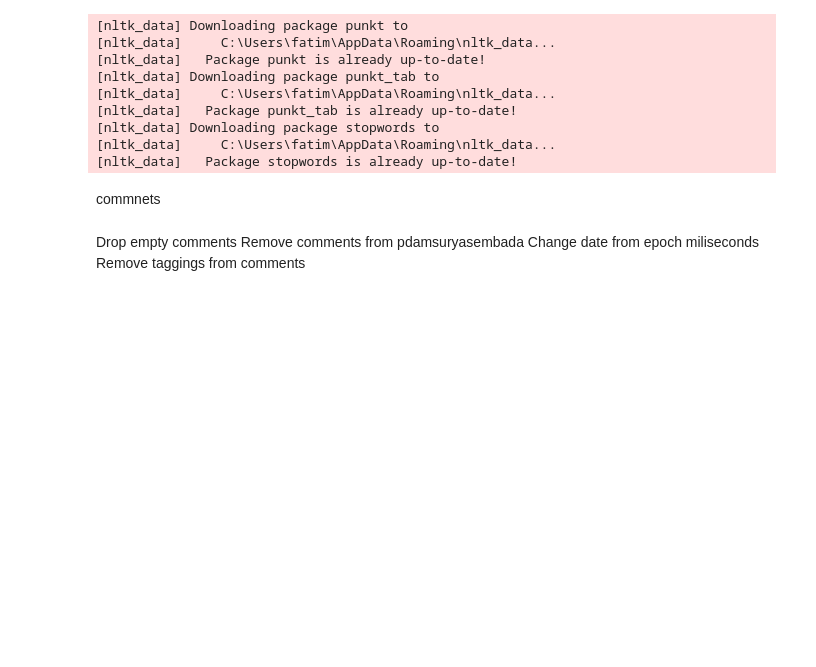
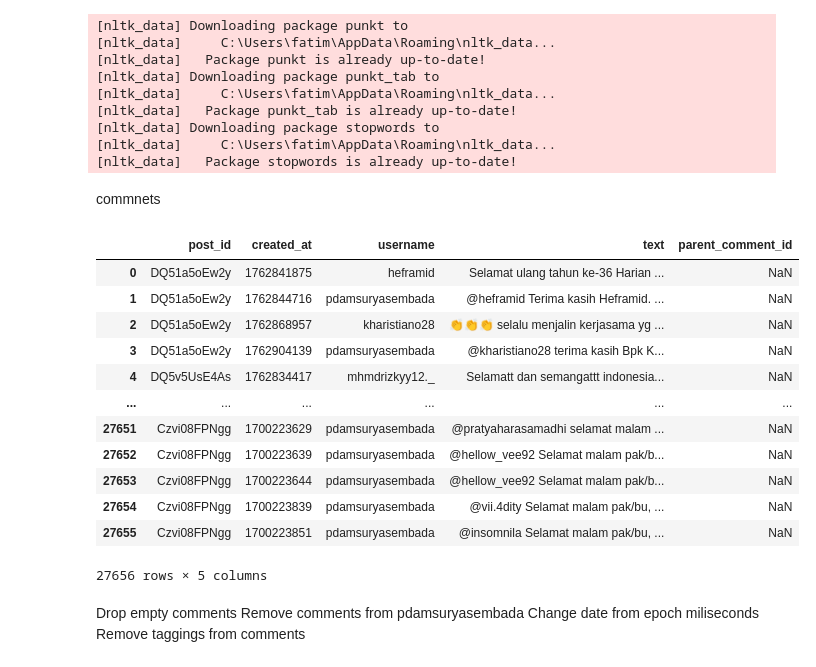
Before and after one commit to fatimahAMahros/pa_goes_brrr, a Jupyter notebook: preprocess_ts.ipynb, the cells around one changed output. Drawn from its saved outputs; the diff is of its cells as text; code cells hidden in the pictures; blank space fills up the shorter version.

```diff
--- a/preprocess_ts.ipynb
+++ b/preprocess_ts.ipynb
@@ -34,6 +34,21 @@ commnets
 # %%
 comments = pd.read_csv('instagram_comments.csv')
 data = comments.loc[:,['post_id','created_at','username','text','parent_comment_id']]
+data
+# %% [output]
+|  | post_id | created_at | username | text | parent_comment_id |
+| 0 | DQ51a5oEw2y | 1762841875 | heframid | Selamat ulang tahun ke-36 Harian ... | NaN |
+| 1 | DQ51a5oEw2y | 1762844716 | pdamsuryasembada | @heframid Terima kasih Heframid. ... | NaN |
+| 2 | DQ51a5oEw2y | 1762868957 | kharistiano28 | 👏👏👏 selalu menjalin kerjasama yg ... | NaN |
+| 3 | DQ51a5oEw2y | 1762904139 | pdamsuryasembada | @kharistiano28 terima kasih Bpk K... | NaN |
+| 4 | DQ5v5UsE4As | 1762834417 | mhmdrizkyy12._ | Selamatt dan semangattt indonesia... | NaN |
+| ... | ... | ... | ... | ... | ... |
+| 27651 | Czvi08FPNgg | 1700223629 | pdamsuryasembada | @pratyaharasamadhi selamat malam ... | NaN |
+| 27652 | Czvi08FPNgg | 1700223639 | pdamsuryasembada | @hellow_vee92 Selamat malam pak/b... | NaN |
+| 27653 | Czvi08FPNgg | 1700223644 | pdamsuryasembada | @hellow_vee92 Selamat malam pak/b... | NaN |
+| 27654 | Czvi08FPNgg | 1700223839 | pdamsuryasembada | @vii.4dity Selamat malam pak/bu, ... | NaN |
+| 27655 | Czvi08FPNgg | 1700223851 | pdamsuryasembada | @insomnila Selamat malam pak/bu, ... | NaN |
+27656 rows × 5 columns
 # %% [markdown]
 Drop empty comments
 Remove comments from pdamsuryasembada
```
Also changed, not shown: parts of 27 cells of this notebook, 32 other files.
